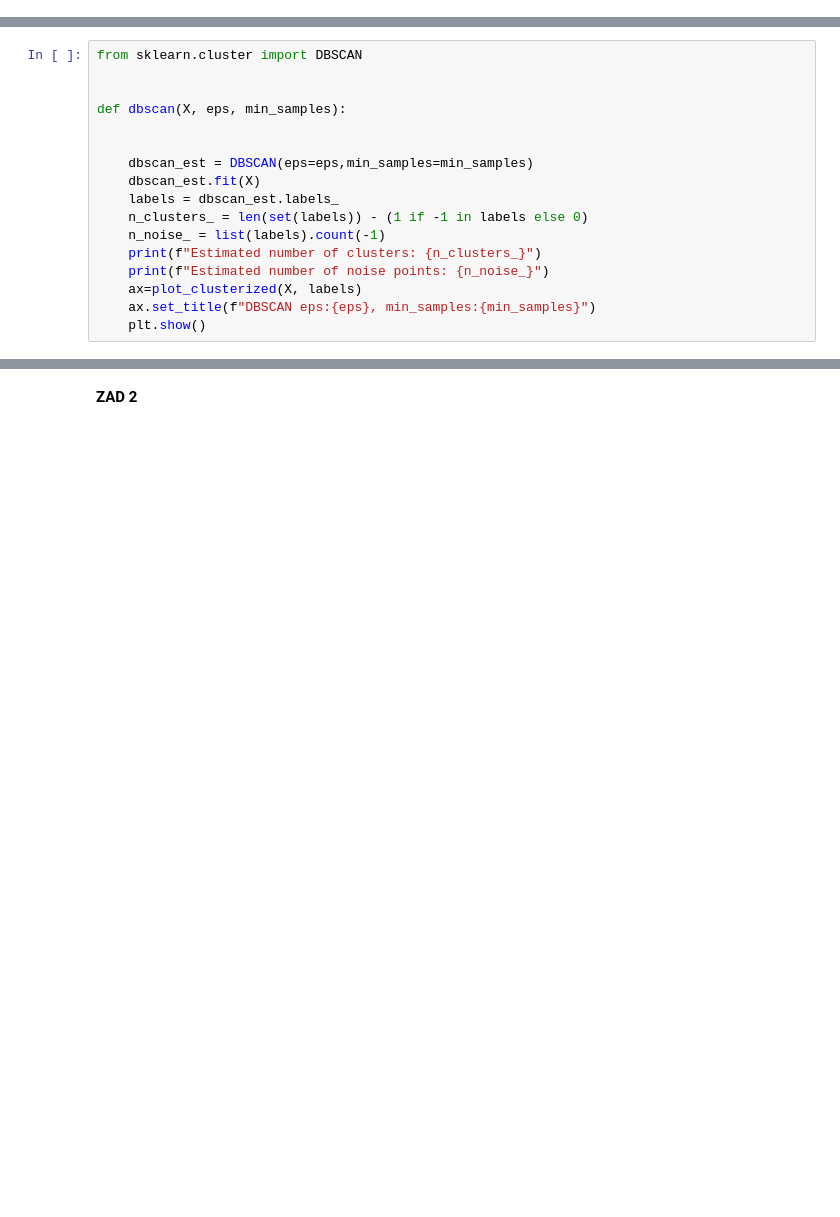
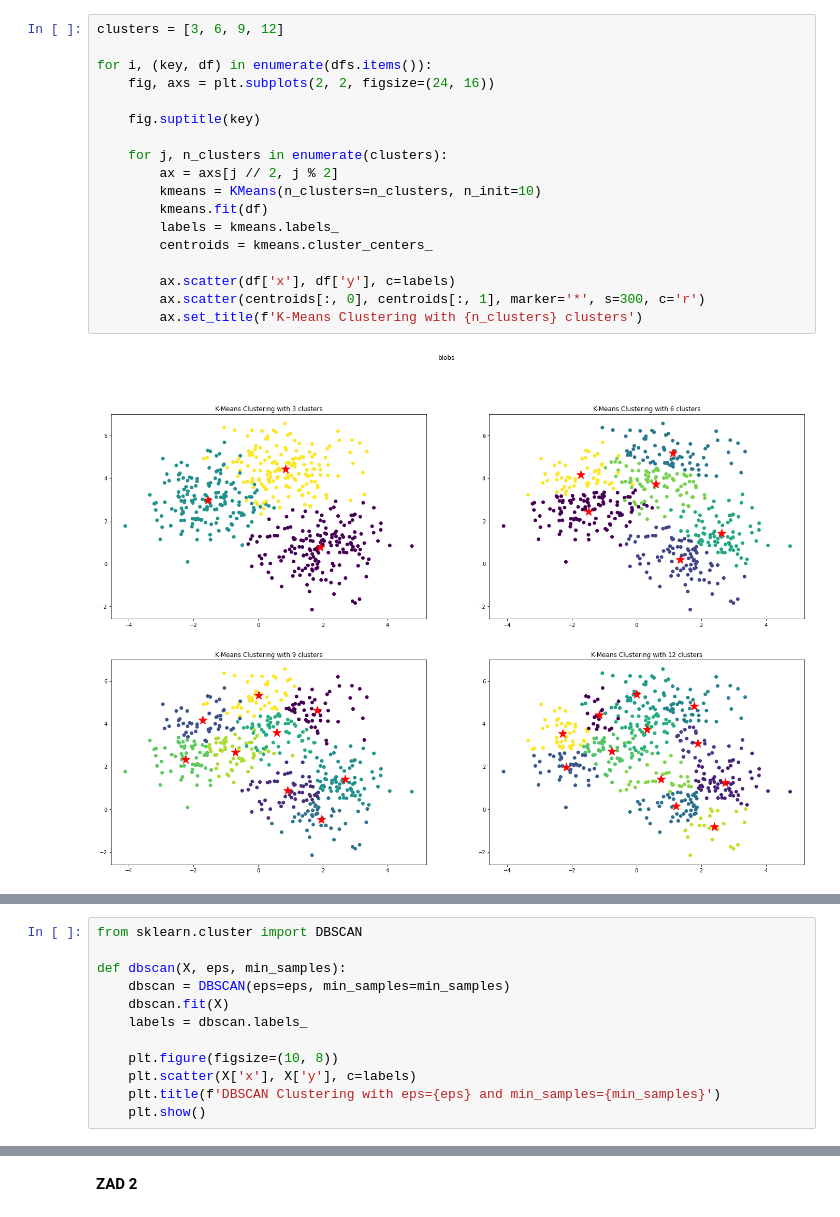
Before and after one commit to MatiPl01/artificial-intelligence-basics, a Jupyter notebook: lab5/lab5.ipynb, the cells around one changed output, grey strips where cells are left out. Cells and saved outputs as stored; diff of their text form; blank space fills up the shorter version.

```diff
--- a/lab5/lab5.ipynb
+++ b/lab5/lab5.ipynb
@@ -98,0 +87,20 @@ for n in [2,4,8,12]:
+# %%
+clusters = [3, 6, 9, 12]
+
+for i, (key, df) in enumerate(dfs.items()):
+    fig, axs = plt.subplots(2, 2, figsize=(24, 16))
+
+    fig.suptitle(key)
+
+    for j, n_clusters in enumerate(clusters):
+        ax = axs[j // 2, j % 2]
+        kmeans = KMeans(n_clusters=n_clusters, n_init=10)
+        kmeans.fit(df)
+        labels = kmeans.labels_
+        centroids = kmeans.cluster_centers_
+
+        ax.scatter(df['x'], df['y'], c=labels)
+        ax.scatter(centroids[:, 0], centroids[:, 1], marker='*', s=300, c='r')
+        ax.set_title(f'K-Means Clustering with {n_clusters} clusters')
+# %% [output]
+[figure, added]
@@ -99,17 +110,12 @@ for n in [2,4,8,12]:
 # %%
 from sklearn.cluster import DBSCAN
 
+def dbscan(X, eps, min_samples):
+    dbscan = DBSCAN(eps=eps, min_samples=min_samples)
+    dbscan.fit(X)
+    labels = dbscan.labels_
 
-def dbscan(X, eps, min_samples):
-
-
-    dbscan_est = DBSCAN(eps=eps,min_samples=min_samples)
-    dbscan_est.fit(X)
-    labels = dbscan_est.labels_
-    n_clusters_ = len(set(labels)) - (1 if -1 in labels else 0)
-    n_noise_ = list(labels).count(-1)
-    print(f"Estimated number of clusters: {n_clusters_}")
-    print(f"Estimated number of noise points: {n_noise_}")
-    ax=plot_clusterized(X, labels)
-    ax.set_title(f"DBSCAN eps:{eps}, min_samples:{min_samples}")
+    plt.figure(figsize=(10, 8))
+    plt.scatter(X['x'], X['y'], c=labels)
+    plt.title(f'DBSCAN Clustering with eps={eps} and min_samples={min_samples}')
     plt.show()
```
Also changed, not shown: parts of 40 cells of this notebook, 2 other files.
